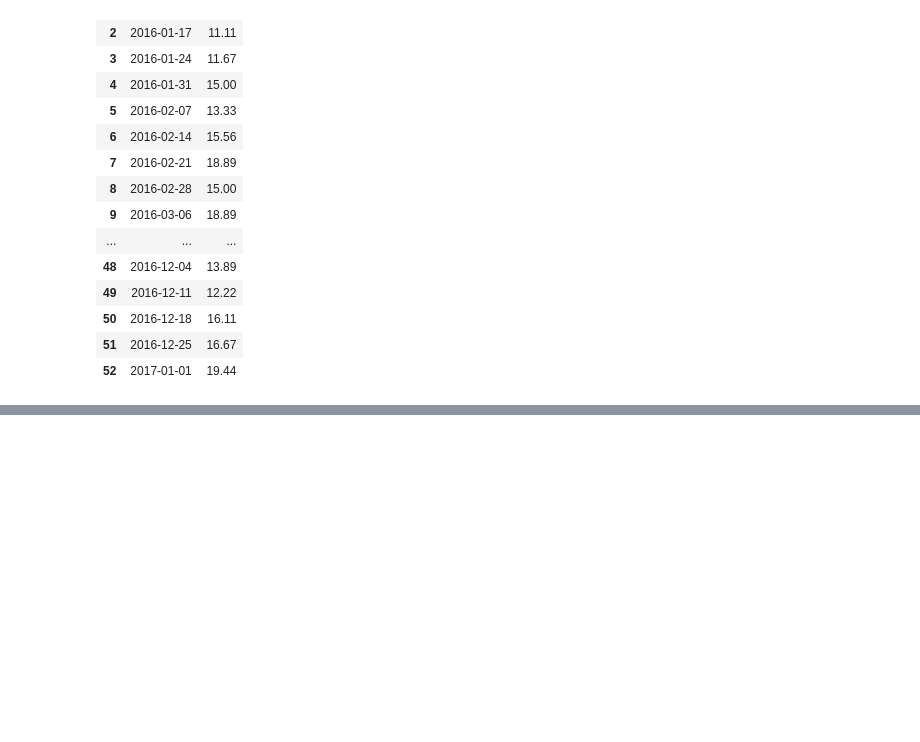
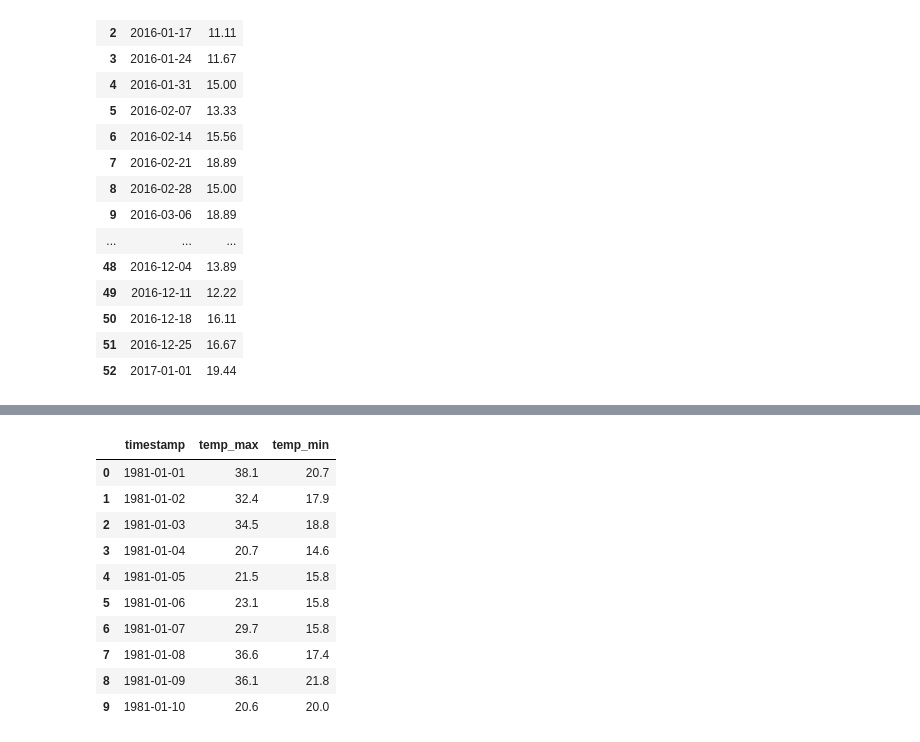
Before and after one commit to amelvatic/sciot, a Jupyter notebook: temp.ipynb, the cells around one changed output, grey strips where cells are left out. Saved outputs shown, nothing was run; the diff lists cells and outputs as text; code cells hidden in the pictures; blank space fills up the shorter version.

```diff
--- a/temp.ipynb
+++ b/temp.ipynb
@@ -278,3 +299,8 @@ df_temp.drop(['type-id','instance-id'],axis=1)
 | 52 | 2017-01-01 | 19.44 |
 # %%
 df_temp.to_csv('samples/temp.csv')
+# %%
+df_temp_max = pd.read_csv("/home/vishal/Downloads/daily-max-temperatures.csv")
+df_temp_min = pd.read_csv("/home/vishal/Downloads/daily-min-temperatures.csv")
+
+df_temp_max.head(10)
@@ -280,0 +333,24 @@ df_temp.to_csv('samples/temp.csv')
+# %%
+
+
+df_t1['timestamp'] = pd.to_datetime(df_t1['timestamp'])
+df_t1['temp_max'] = df_t1.temp_max.astype(float)
+df_t1['temp_min'] = df_t1.temp_min.astype(float)
+
+df_t1['timestamp'] = df_temp_max['Date'].copy()
+df_t1['temp_max'] = df_temp_max['Temperature'].copy()
+df_t1['temp_min'] = df_temp_min['Temp'].copy()
+
+df_t1.head(10)
+# %% [output]
+|  | timestamp | temp_max | temp_min |
+| 0 | 1981-01-01 | 38.1 | 20.7 |
+| 1 | 1981-01-02 | 32.4 | 17.9 |
+| 2 | 1981-01-03 | 34.5 | 18.8 |
+| 3 | 1981-01-04 | 20.7 | 14.6 |
+| 4 | 1981-01-05 | 21.5 | 15.8 |
+| 5 | 1981-01-06 | 23.1 | 15.8 |
+| 6 | 1981-01-07 | 29.7 | 15.8 |
+| 7 | 1981-01-08 | 36.6 | 17.4 |
+| 8 | 1981-01-09 | 36.1 | 21.8 |
+| 9 | 1981-01-10 | 20.6 | 20.0 |
```
Also changed, not shown: parts of 19 cells of this notebook, 4 other files.
